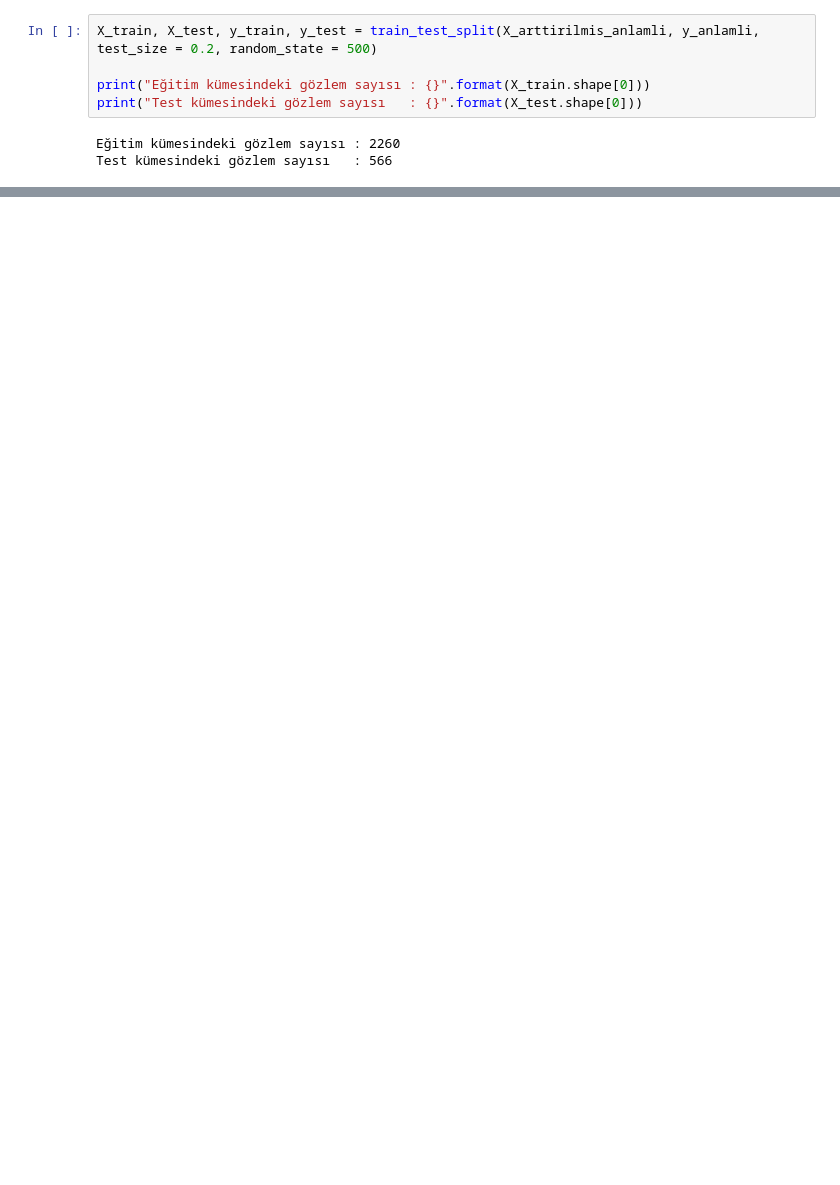
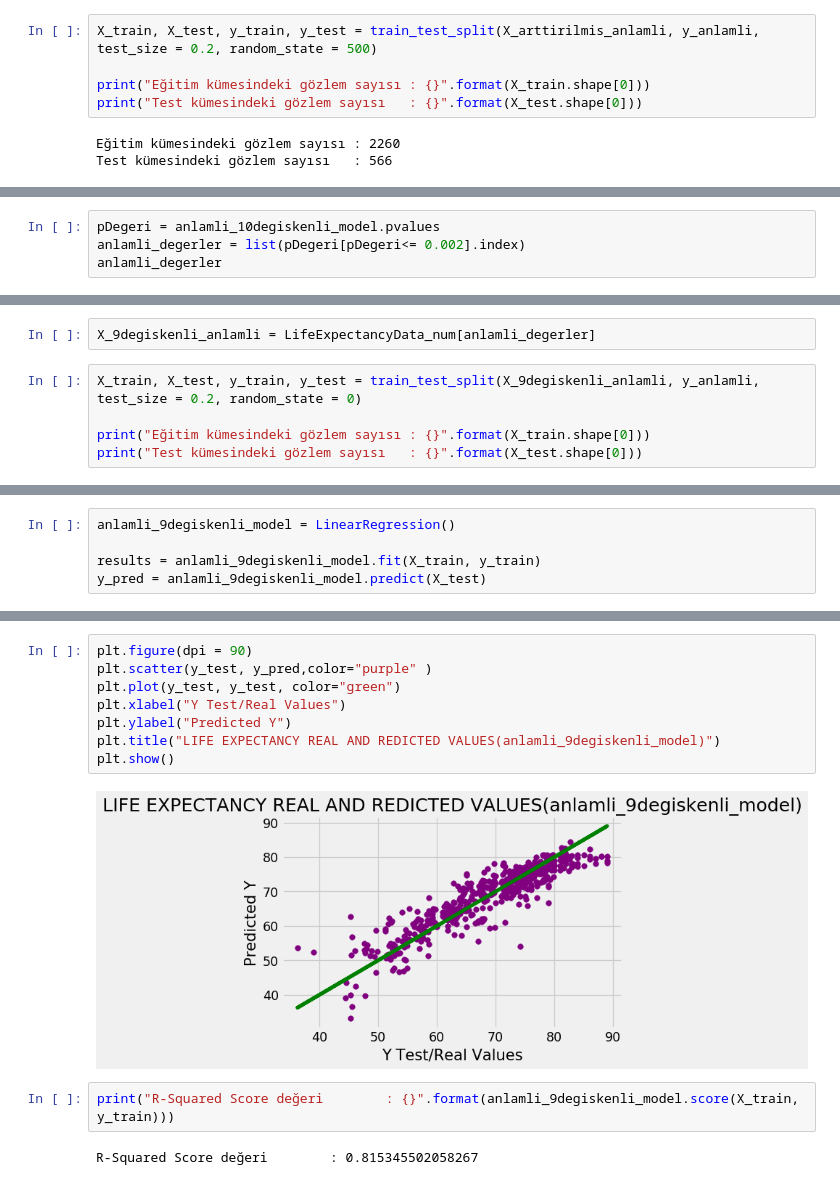
Before and after one commit to EceDolen/Proje-2-, a Jupyter notebook: proje 2 LifeExpectancyData-ASIL.ipynb, the cells around one changed output, grey strips where cells are left out. Saved outputs shown, nothing was run; the diff lists cells and outputs as text; blank space fills up the shorter version.

```diff
--- a/proje 2 LifeExpectancyData-ASIL.ipynb
+++ b/proje 2 LifeExpectancyData-ASIL.ipynb
@@ -809,0 +876,4 @@ plt.show()
+# %%
+pDegeri = anlamli_10degiskenli_model.pvalues
+anlamli_degerler = list(pDegeri[pDegeri<= 0.002].index)
+anlamli_degerler
@@ -809,0 +893,7 @@ plt.show()
+# %%
+X_9degiskenli_anlamli = LifeExpectancyData_num[anlamli_degerler]
+# %%
+X_train, X_test, y_train, y_test = train_test_split(X_9degiskenli_anlamli, y_anlamli, test_size = 0.2, random_state = 0)
+
+print("Eğitim kümesindeki gözlem sayısı : {}".format(X_train.shape[0]))
+print("Test kümesindeki gözlem sayısı   : {}".format(X_test.shape[0]))
@@ -809,0 +903,5 @@ plt.show()
+# %%
+anlamli_9degiskenli_model = LinearRegression()
+
+results = anlamli_9degiskenli_model.fit(X_train, y_train)
+y_pred = anlamli_9degiskenli_model.predict(X_test)
@@ -809,0 +917,14 @@ plt.show()
+# %%
+plt.figure(dpi = 90)
+plt.scatter(y_test, y_pred,color="purple" )
+plt.plot(y_test, y_test, color="green")
+plt.xlabel("Y Test/Real Values")
+plt.ylabel("Predicted Y")
+plt.title("LIFE EXPECTANCY REAL AND REDICTED VALUES(anlamli_9degiskenli_model)")
+plt.show()
+# %% [output]
+[figure, added]
+# %%
+print("R-Squared Score değeri        : {}".format(anlamli_9degiskenli_model.score(X_train, y_train)))
+# %% [output]
+R-Squared Score değeri        : 0.815345502058267
```
Also changed, not shown: parts of 84 cells of this notebook.
